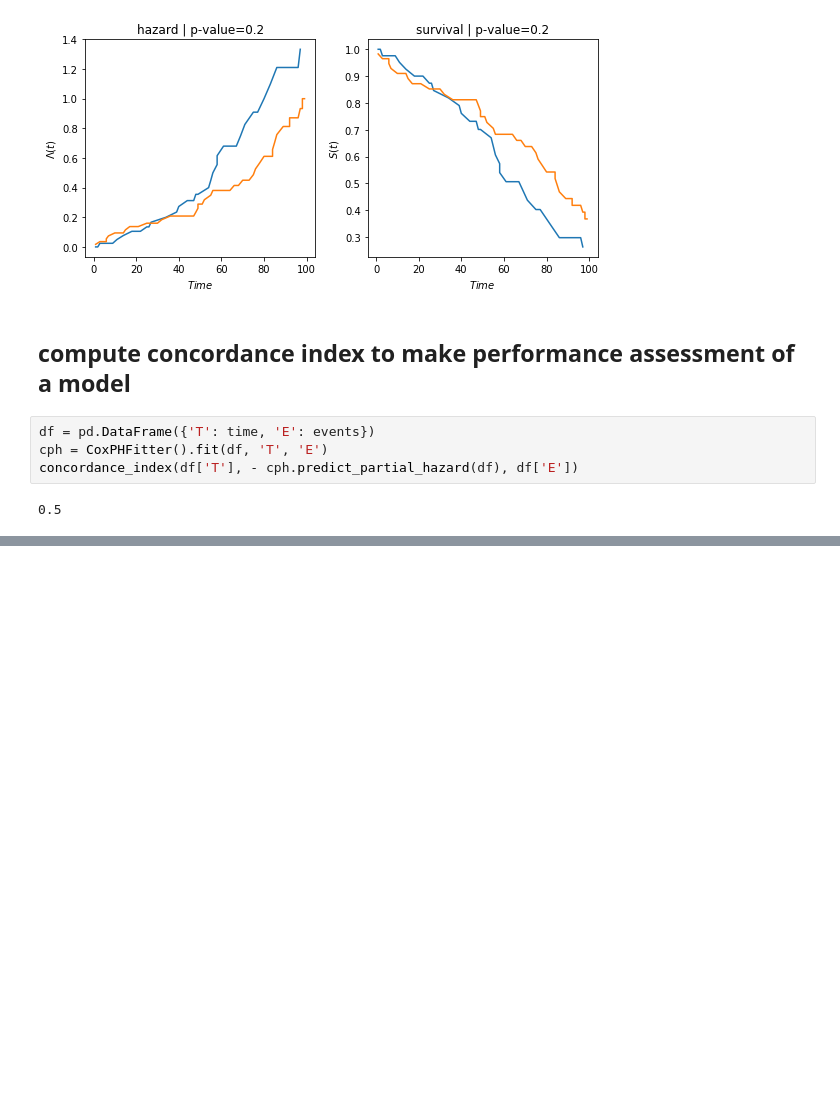
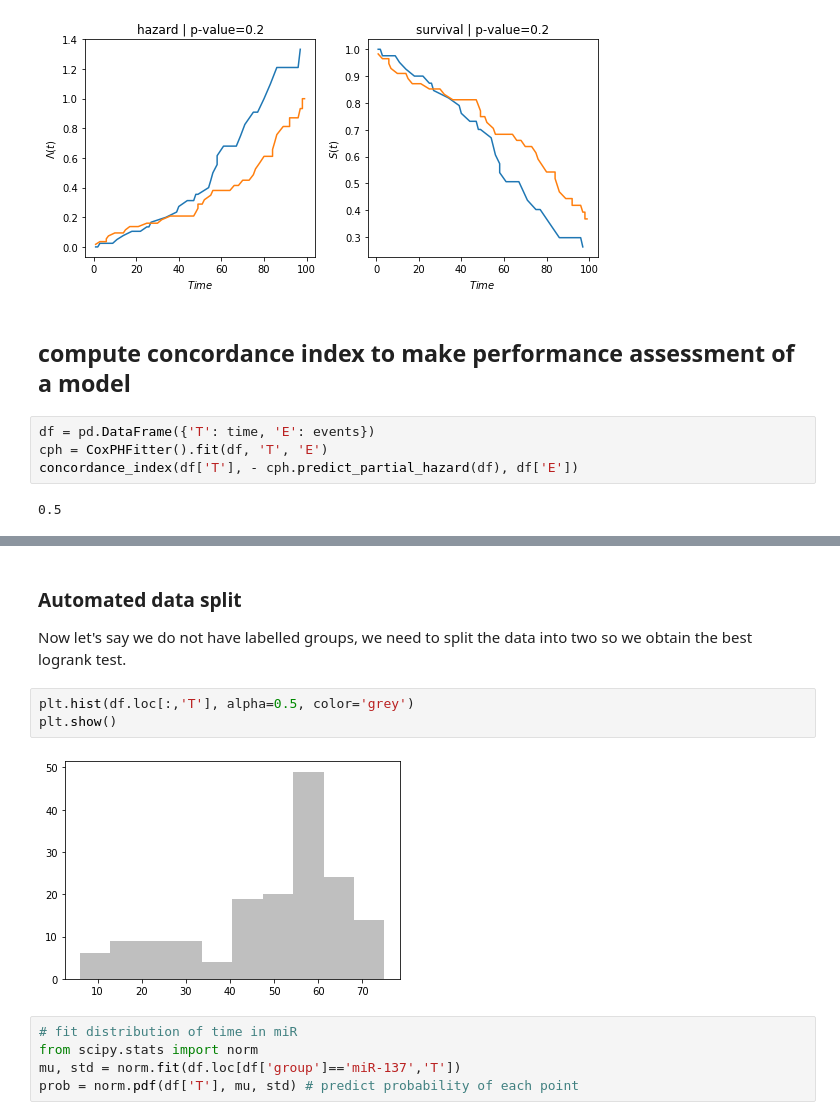
Before and after one commit to MiqG/miqg.github.io, a Jupyter notebook: learning_by_doing/2020-05-02-howto-survival_analysis.ipynb, the cells around one changed output, grey strips where cells are left out. Saved outputs shown, nothing was run; the diff lists cells and outputs as text; blank space fills up the shorter version.

```diff
--- a/learning_by_doing/2020-05-02-howto-survival_analysis.ipynb
+++ b/learning_by_doing/2020-05-02-howto-survival_analysis.ipynb
@@ -125,0 +207,13 @@ concordance_index(df['T'], - cph.predict_partial_hazard(df), df['E'])
+# %% [markdown]
+### Automated data split
+Now let's say we do not have labelled groups, we need to split the data into two so we obtain the best logrank test.
+# %%
+plt.hist(df.loc[:,'T'], alpha=0.5, color='grey')
+plt.show()
+# %% [output]
+[figure, added]
+# %%
+# fit distribution of time in miR
+from scipy.stats import norm
+mu, std = norm.fit(df.loc[df['group']=='miR-137','T'])
+prob = norm.pdf(df['T'], mu, std) # predict probability of each point
```
Also changed, not shown: parts of 18 cells of this notebook, 2 other files.
